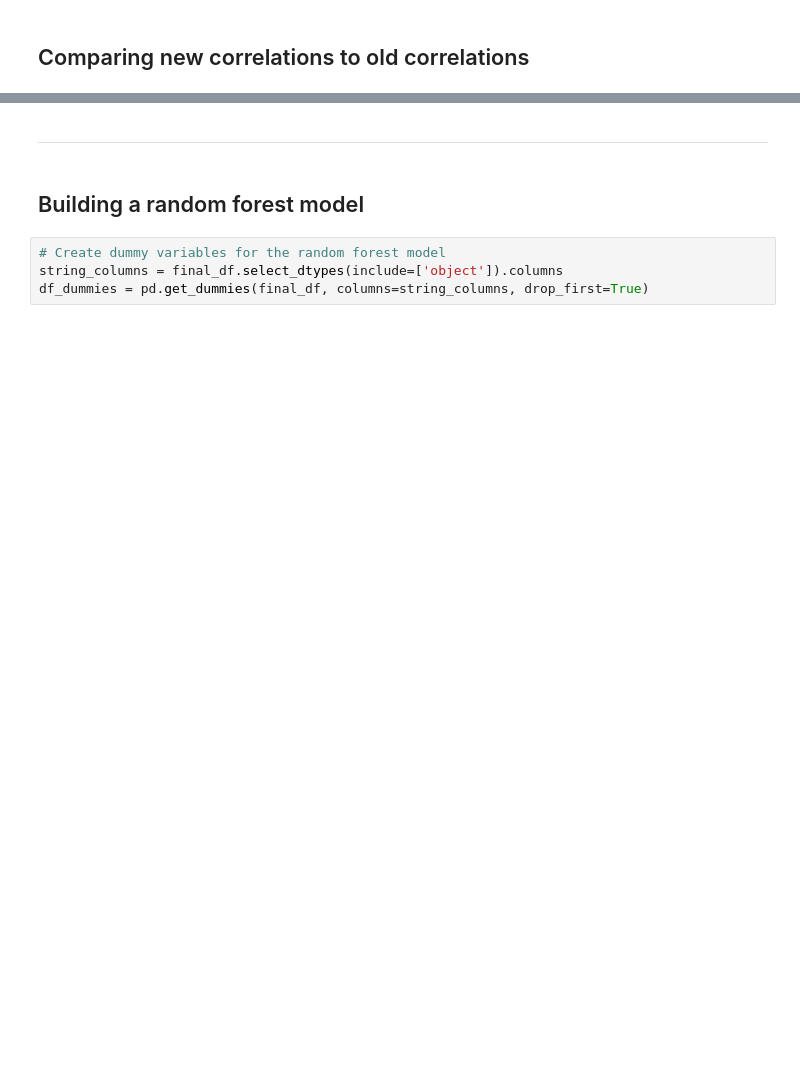
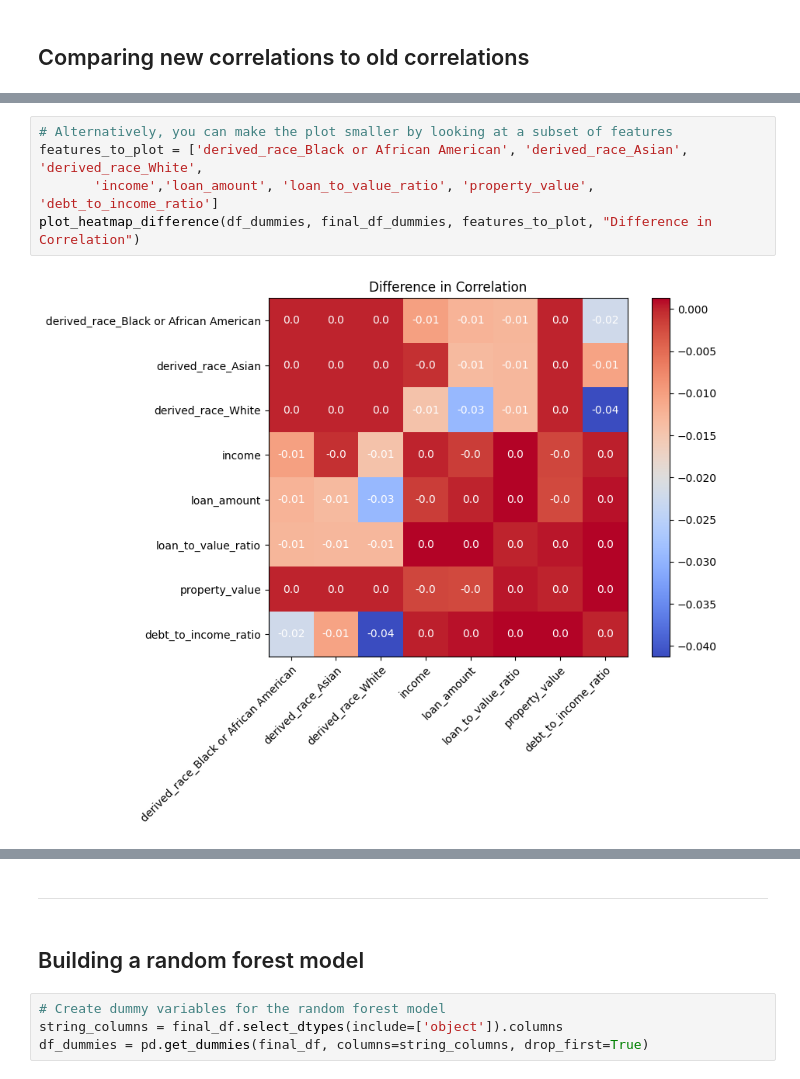
Before and after one commit to ec1302/MSBA_Capstone_Saxa7, a Jupyter notebook: Models/random_forest_preprocessing.ipynb, the cells around one changed output, grey strips where cells are left out. Saved outputs shown, nothing was run; the diff lists cells and outputs as text; blank space fills up the shorter version.

```diff
--- a/Models/random_forest_preprocessing.ipynb
+++ b/Models/random_forest_preprocessing.ipynb
@@ -166,0 +154,7 @@ plot_heatmap_difference(df_dummies, final_df_dummies, features_to_plot, "Differe
+# %%
+# Alternatively, you can make the plot smaller by looking at a subset of features
+features_to_plot = ['derived_race_Black or African American', 'derived_race_Asian', 'derived_race_White',
+       'income','loan_amount', 'loan_to_value_ratio', 'property_value', 'debt_to_income_ratio']
+plot_heatmap_difference(df_dummies, final_df_dummies, features_to_plot, "Difference in Correlation")
+# %% [output]
+[figure, added]
```
Also changed, not shown: parts of 50 cells of this notebook, 4 other files.
